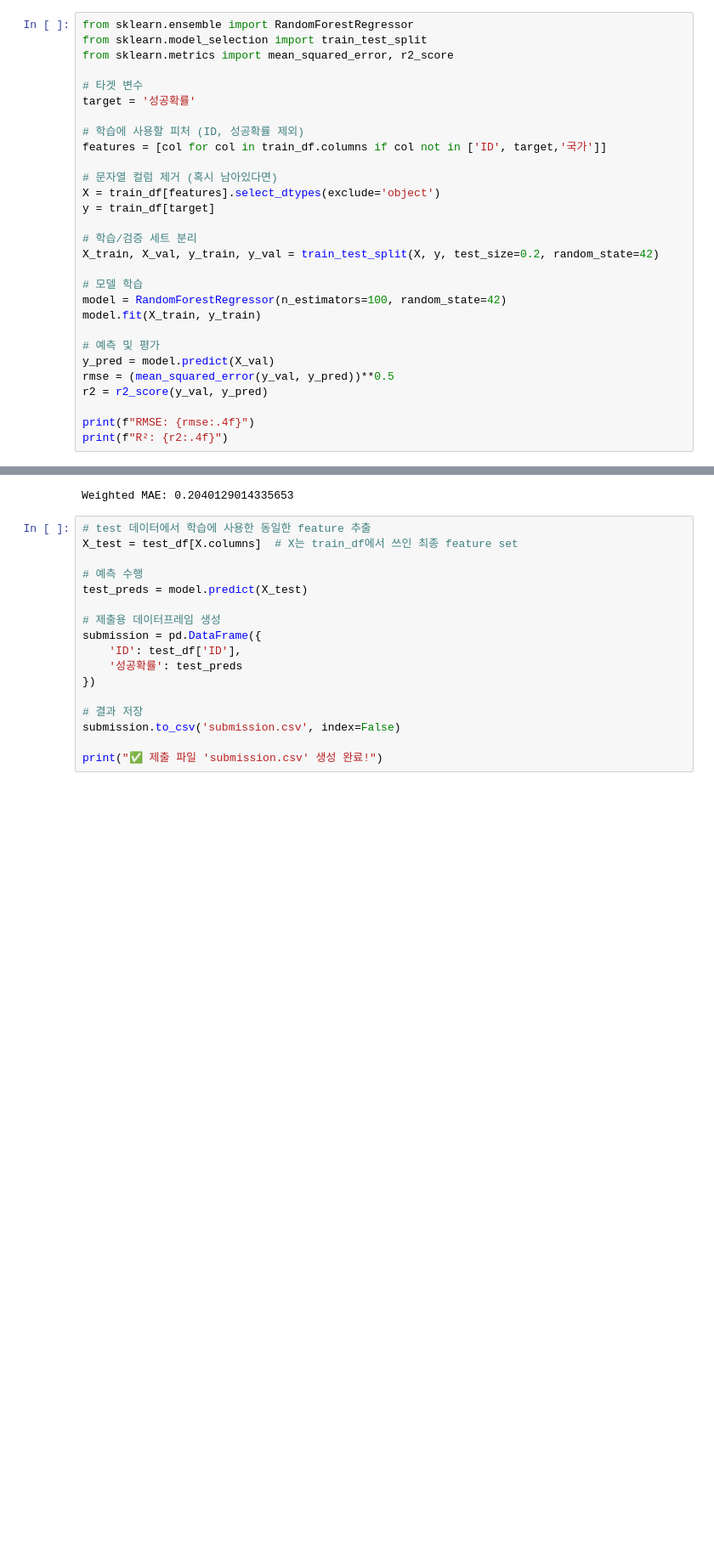
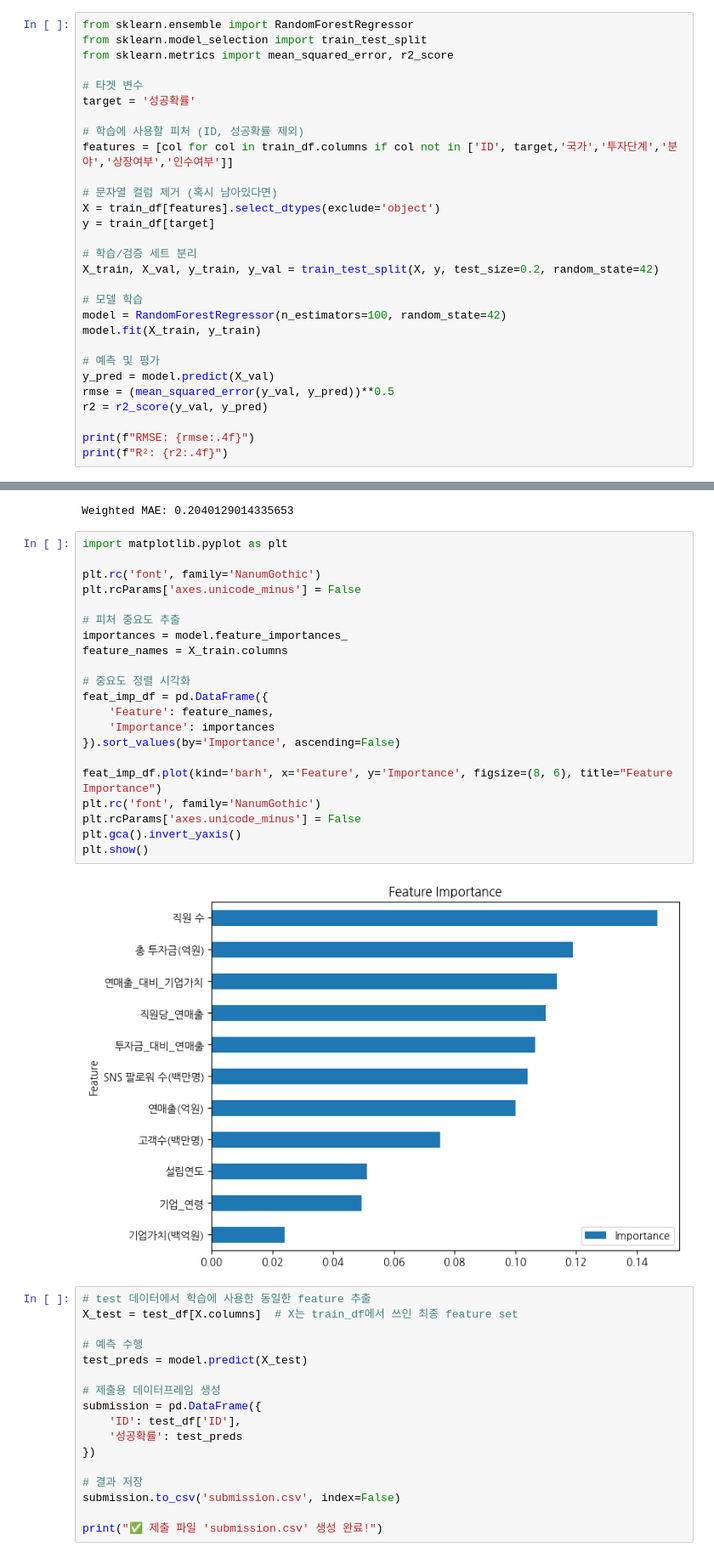
Before and after one commit to b00kkk/company_success_probability, a Jupyter notebook: the_probability_of_success_of_a_company.ipynb, the cells around one changed output, grey strips where cells are left out. Shown at 85% size. Cells and saved outputs as stored; diff of their text form; blank space fills up the shorter version.

Commit message:
국가, 투자단계, 분야 제거

```diff
--- a/the_probability_of_success_of_a_company.ipynb
+++ b/the_probability_of_success_of_a_company.ipynb
@@ -340,7 +340,7 @@ from sklearn.metrics import mean_squared_error, r2_score
 target = '성공확률'
 
 # 학습에 사용할 피처 (ID, 성공확률 제외)
-features = [col for col in train_df.columns if col not in ['ID', target,'국가']]
+features = [col for col in train_df.columns if col not in ['ID', target,'국가','투자단계','분야','상장여부','인수여부']]
 
 # 문자열 컬럼 제거 (혹시 남아있다면)
 X = train_df[features].select_dtypes(exclude='object')
@@ -396,6 +396,29 @@ def calculate_weighted_mae(y_true, y_pred):
 print("Weighted MAE:",calculate_weighted_mae(y_val,y_pred))
 # %% [output]
 Weighted MAE: 0.2040129014335653
+# %%
+import matplotlib.pyplot as plt
+
+plt.rc('font', family='NanumGothic')
+plt.rcParams['axes.unicode_minus'] = False
+
+# 피처 중요도 추출
+importances = model.feature_importances_
+feature_names = X_train.columns
+
+# 중요도 정렬 시각화
+feat_imp_df = pd.DataFrame({
+    'Feature': feature_names,
+    'Importance': importances
+}).sort_values(by='Importance', ascending=False)
+
+feat_imp_df.plot(kind='barh', x='Feature', y='Importance', figsize=(8, 6), title="Feature Importance")
+plt.rc('font', family='NanumGothic')
+plt.rcParams['axes.unicode_minus'] = False
+plt.gca().invert_yaxis()
+plt.show()
+# %% [output]
+[figure, added]
 # %%
 # test 데이터에서 학습에 사용한 동일한 feature 추출
 X_test = test_df[X.columns]  # X는 train_df에서 쓰인 최종 feature set
```
Also changed, not shown: parts of 7 cells of this notebook.
